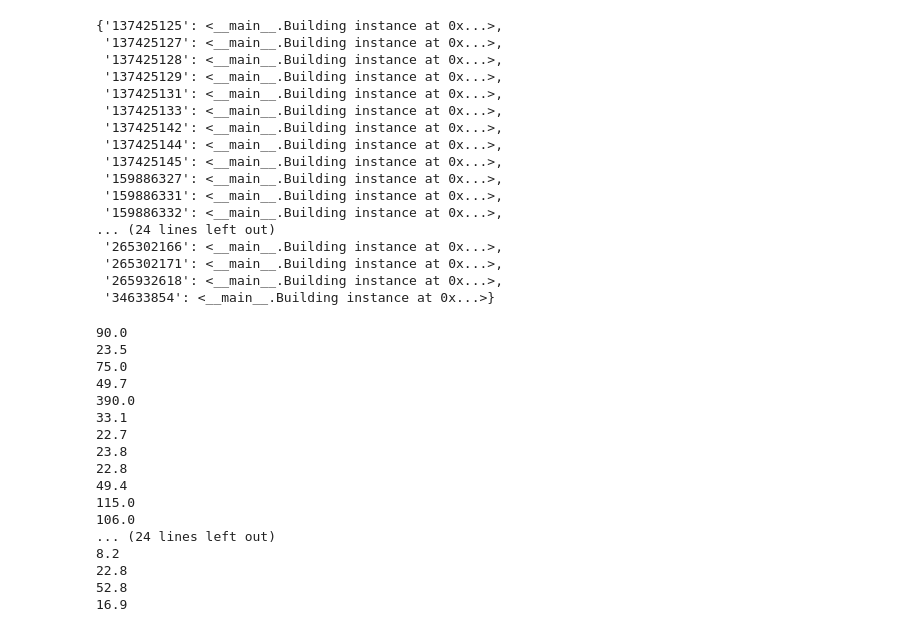
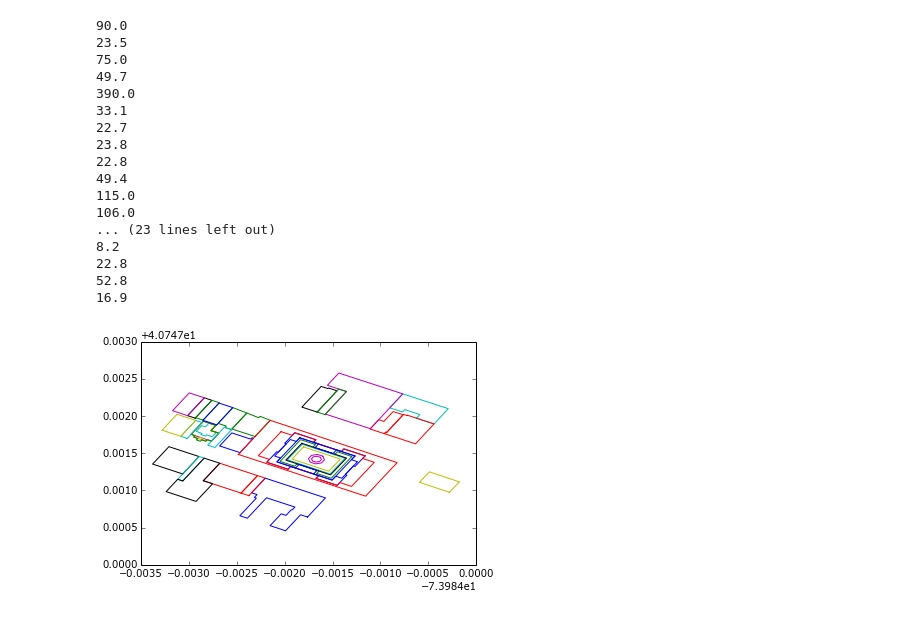
Before and after one commit to AkiraKane/InsightFellowship, a Jupyter notebook: Project/XMLParsingCode/XMLParsingCode.ipynb, the cells around one changed output. Cells and saved outputs as stored; diff of their text form; code cells hidden in the pictures.

```diff
--- a/Project/XMLParsingCode/XMLParsingCode.ipynb
+++ b/Project/XMLParsingCode/XMLParsingCode.ipynb
@@ -11,7 +11,7 @@ import datetime as dt
 # choose file and load it in raw
 #data_directory = '~/InsightDataFellowship/Project/Data/'
 data_directory = '../Data/'
-xml_filename = data_directory + 'Empire.xml'
+xml_filename = data_directory + 'Manhattan_buildings_wParts.xml'
 file = open(xml_filename, 'r')
 filecontent = file.read()
 file.close()
@@ -63,12 +63,19 @@ for node in soup.findAll('node'):
 class Building:
     def __init__(self):
         self.nodes = []   # list of Nodes
-        self.z = 0        # height
+        self.z = None        # height
     def show(self):
         print 'Nodes:'
         for node in self.nodes:
             node.show()
         print 'Height:\n' + 'z=' + str(self.z)
+    def plot_footprint(self):
+        x_list = []
+        y_list = []
+        for node in self.nodes:
+            x_list.append(node.x)
+            y_list.append(node.y)
+        plt.plot(x_list,y_list)
 # %%
 # collect the buildings into a dict
 buildings = {}
@@ -89,26 +96,14 @@ for way in soup.findAll('way'):
         for tag in node.findAll('tag'):
             if tag.get('k') == 'height':
                 buildings[this_id].z = float(tag.get('v'))
+
+# drop buildings with zero height
+no_height_keys = []
+for key in buildings:
+    if buildings[key].z is None:
+        no_height_keys.append(key)
+for key in no_height_keys:
+    del buildings[key]
-# %%
-buildings
-# %% [output]
-{'137425125': <__main__.Building instance at 0x...>,
- '137425127': <__main__.Building instance at 0x...>,
- '137425128': <__main__.Building instance at 0x...>,
- '137425129': <__main__.Building instance at 0x...>,
- '137425131': <__main__.Building instance at 0x...>,
- '137425133': <__main__.Building instance at 0x...>,
- '137425142': <__main__.Building instance at 0x...>,
- '137425144': <__main__.Building instance at 0x...>,
- '137425145': <__main__.Building instance at 0x...>,
- '159886327': <__main__.Building instance at 0x...>,
- '159886331': <__main__.Building instance at 0x...>,
- '159886332': <__main__.Building instance at 0x...>,
-... (24 lines left out)
- '265302166': <__main__.Building instance at 0x...>,
- '265302171': <__main__.Building instance at 0x...>,
- '265932618': <__main__.Building instance at 0x...>,
- '34633854': <__main__.Building instance at 0x...>}
 # %%
 for key in buildings:
     print buildings[key].z
@@ -125,8 +120,16 @@ for key in buildings:
 49.4
 115.0
 106.0
-... (24 lines left out)
+... (23 lines left out)
 8.2
 22.8
 52.8
 16.9
+# %%
+# plot the building footprints
+for key in buildings:
+    if buildings[key].z >0 :
+        buildings[key].plot_footprint()
+plt.show()
+# %% [output]
+[figure, added]
```
Also changed, not shown: parts of 2 cells of this notebook, 3 other files.
